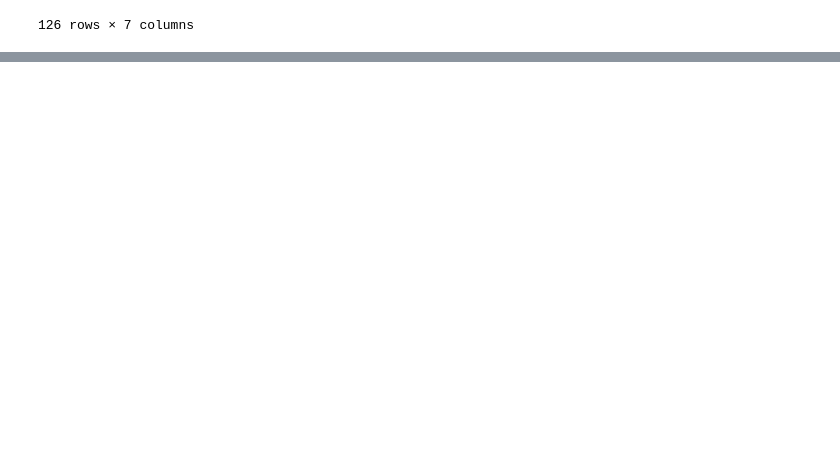
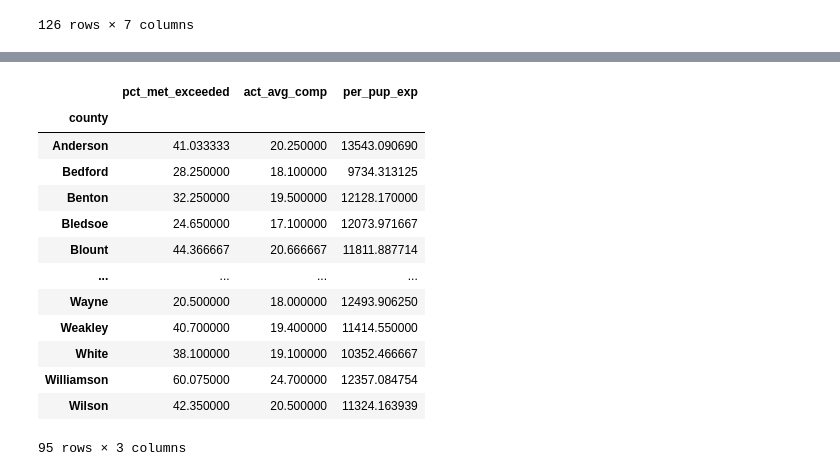
Before and after one commit to JenHall82/jen_capstone, a Jupyter notebook: notebooks/jen_capstone.ipynb, the cells around one changed output, grey strips where cells are left out. Cells and saved outputs as stored; diff of their text form; code cells hidden in the pictures; blank space fills up the shorter version.

```diff
--- a/notebooks/jen_capstone.ipynb
+++ b/notebooks/jen_capstone.ipynb
@@ -1019,0 +1165,2 @@ ec_disv_scores
+# %%
+dist_scores_me.pct_met_exceeded = dist_scores_me.pct_met_exceeded.str.replace('*', '0').astype(float)
@@ -1019,0 +1179,6 @@ ec_disv_scores
+# %%
+dist_scores_me = dist_scores_me.groupby('county').mean()
+# %%
+all_counties = pd.merge(dist_scores_me, all_act, on = 'county', how = 'inner')
+# %%
+all_counties = pd.merge(all_counties, exp_per_student, on = 'county', how = 'inner')
@@ -1019,0 +1202,17 @@ ec_disv_scores
+# %%
+all_counties
+# %% [output]
+|  | pct_met_exceeded | act_avg_comp | per_pup_exp |
+| county |  |  |  |
+| Anderson | 41.033333 | 20.250000 | 13543.090690 |
+| Bedford | 28.250000 | 18.100000 | 9734.313125 |
+| Benton | 32.250000 | 19.500000 | 12128.170000 |
+| Bledsoe | 24.650000 | 17.100000 | 12073.971667 |
+| Blount | 44.366667 | 20.666667 | 11811.887714 |
+| ... | ... | ... | ... |
+| Wayne | 20.500000 | 18.000000 | 12493.906250 |
+| Weakley | 40.700000 | 19.400000 | 11414.550000 |
+| White | 38.100000 | 19.100000 | 10352.466667 |
+| Williamson | 60.075000 | 24.700000 | 12357.084754 |
+| Wilson | 42.350000 | 20.500000 | 11324.163939 |
+95 rows × 3 columns
```
Also changed, not shown: parts of 107 cells of this notebook.
